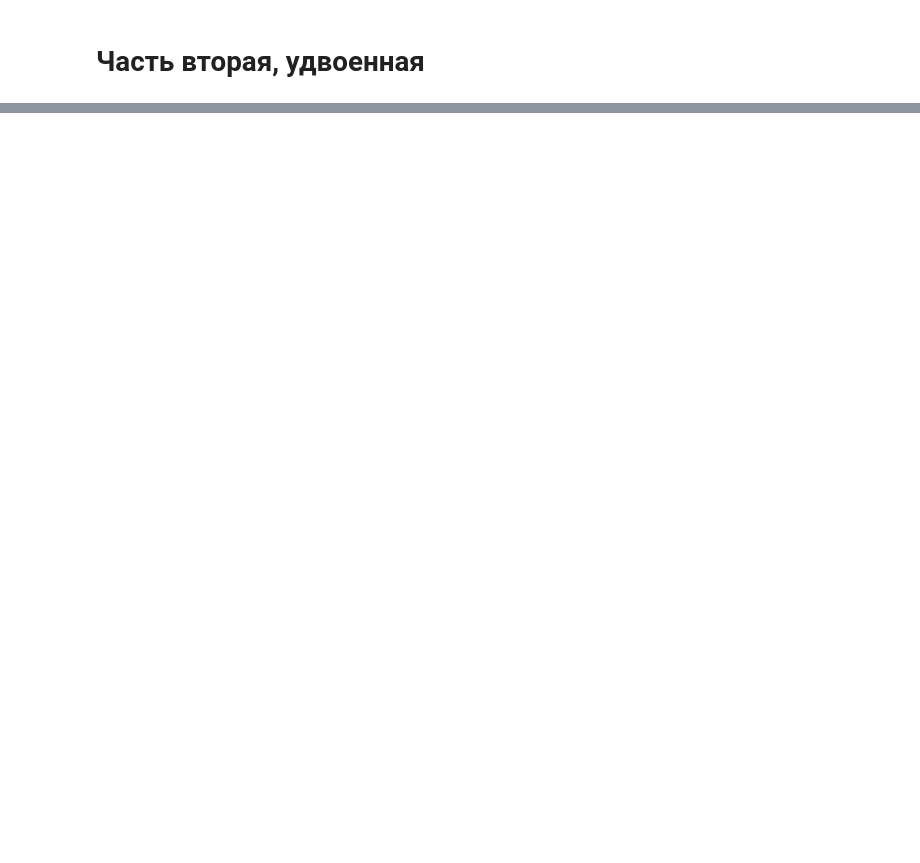
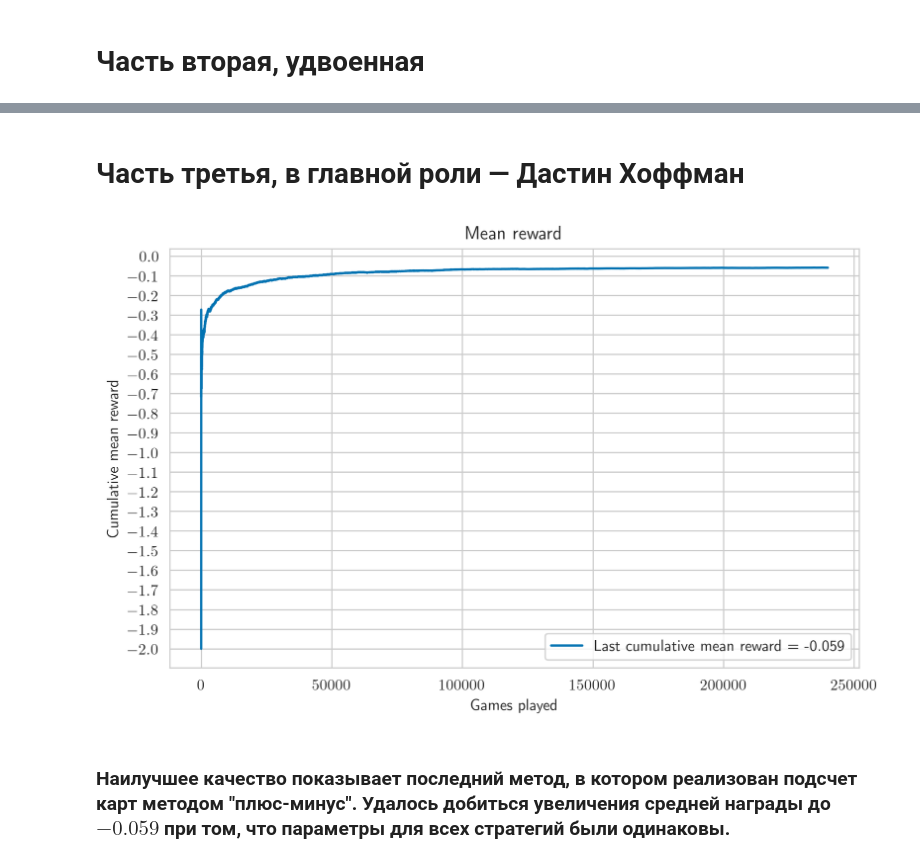
Before and after one commit to mrgsv/made_advanced_dl_rl, a Jupyter notebook: hw1/Margasov_Arsenii_DS_3_1_Task_1.ipynb, the cells around one changed output, grey strips where cells are left out. Cells and saved outputs as stored; diff of their text form; code cells hidden in the pictures; blank space fills up the shorter version.

```diff
--- a/hw1/Margasov_Arsenii_DS_3_1_Task_1.ipynb
+++ b/hw1/Margasov_Arsenii_DS_3_1_Task_1.ipynb
@@ -177,0 +183,2 @@ fitted_q_with_double = run_qlearning(env_with_double, total_episodes=DOUBLE_TOTA
+# %% [markdown]
+# Часть третья, в главной роли — Дастин Хоффман
@@ -177,0 +187,5 @@ fitted_q_with_double = run_qlearning(env_with_double, total_episodes=DOUBLE_TOTA
+# %%
+DOUBLE_TOTAL_EPISODES = 250000
+DOUBLE_ALPHA = 0.05
+DOUBLE_EPSILON = 0.5
+DOUBLE_GAMMA = 0.05
@@ -177,0 +194,7 @@ fitted_q_with_double = run_qlearning(env_with_double, total_episodes=DOUBLE_TOTA
+# %%
+env_with_double_and_count = BlackjackWithDoubleAndCountEnv()
+fitted_q_with_double_and_count = run_qlearning(env_with_double_and_count, with_count=True, total_episodes=DOUBLE_TOTAL_EPISODES, alpha=DOUBLE_ALPHA, epsilon=DOUBLE_EPSILON, gamma=DOUBLE_GAMMA, return_rewards=False)
+# %% [output]
+[figure, added]
+# %% [markdown]
+### Наилучшее качество показывает последний метод, в котором реализован подсчет карт методом "плюс-минус". Удалось добиться увеличения средней награды до $-0.059$ при том, что параметры для всех стратегий были одинаковы.
```
Also changed, not shown: parts of 15 cells of this notebook, 3 other files.
